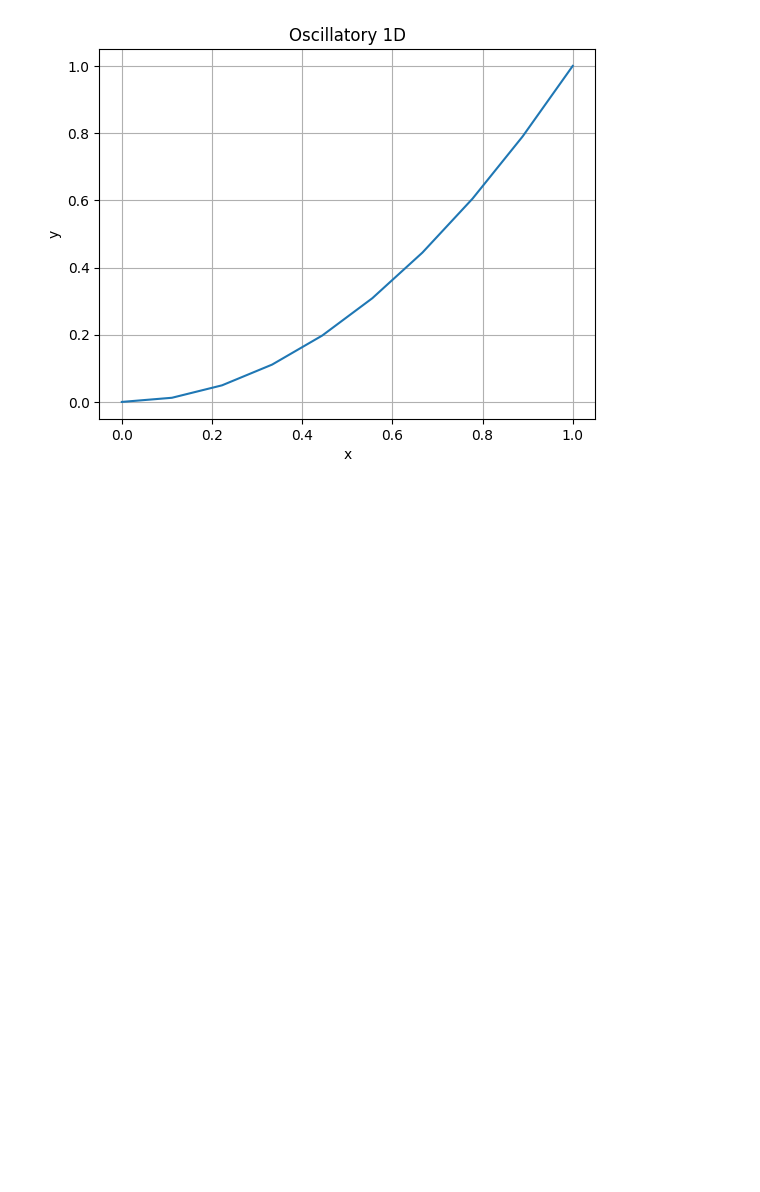
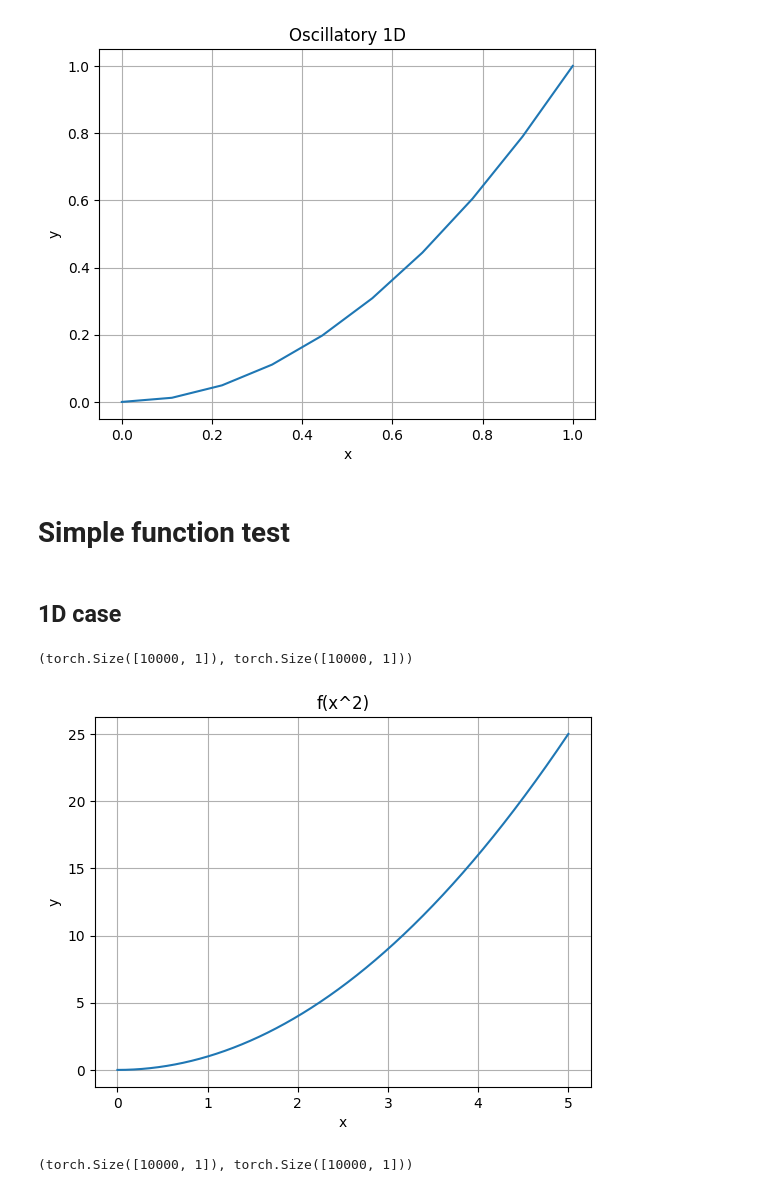
Before and after one commit to GrindelfP/project-skuld, a Jupyter notebook: cat/nn-python/playground/lib-test.ipynb, the cells around one changed output. Drawn from its saved outputs; the diff is of its cells as text; code cells hidden in the pictures; blank space fills up the shorter version.

```diff
--- a/cat/nn-python/playground/lib-test.ipynb
+++ b/cat/nn-python/playground/lib-test.ipynb
@@ -397,4 +572,4 @@ X_init, y_init
 # %%
-X, y = scale_data(X_init, y_init, n_dim=2)
+X, y = scale_data(X_init, y_init, n_dim=1)
 X, y
 # %% [output]
@@ -426,3 +615,38 @@ plt.grid(True)
 plt.show()
 # %% [output]
 [figure]
+# %% [markdown]
+# Simple function test
+# %% [markdown]
+## 1D case
+# %%
+def par(X):
+    return X * X
+# %%
+a = [0.0]
+b = [5.0]
+aa = [0.0, 0,0]
+bb = [5.0, 5.0]
+a_ = [0.0]
+b_ = [1.0]
+# %%
+X_init, y_init = generate_data(par, lower=a, upper=b, n_samples=10000, n_dim=1)
+X_init.shape, y_init.shape
+# %% [output]
+(torch.Size([10000, 1]), torch.Size([10000, 1]))
+# %%
+x_np = X_init.numpy()
+y_np = y_init.numpy()
+plt.plot(x_np, y_np)
+plt.xlabel('x')
+plt.ylabel('y')
+plt.title('f(x^2)')
+plt.grid(True)
+plt.show()
+# %% [output]
+[figure, added]
+# %%
+X, y = scale_data(X_init, y_init, n_dim=1)
+X.shape, y.shape
+# %% [output]
+(torch.Size([10000, 1]), torch.Size([10000, 1]))
```
Also changed, not shown: parts of 76 cells of this notebook.
